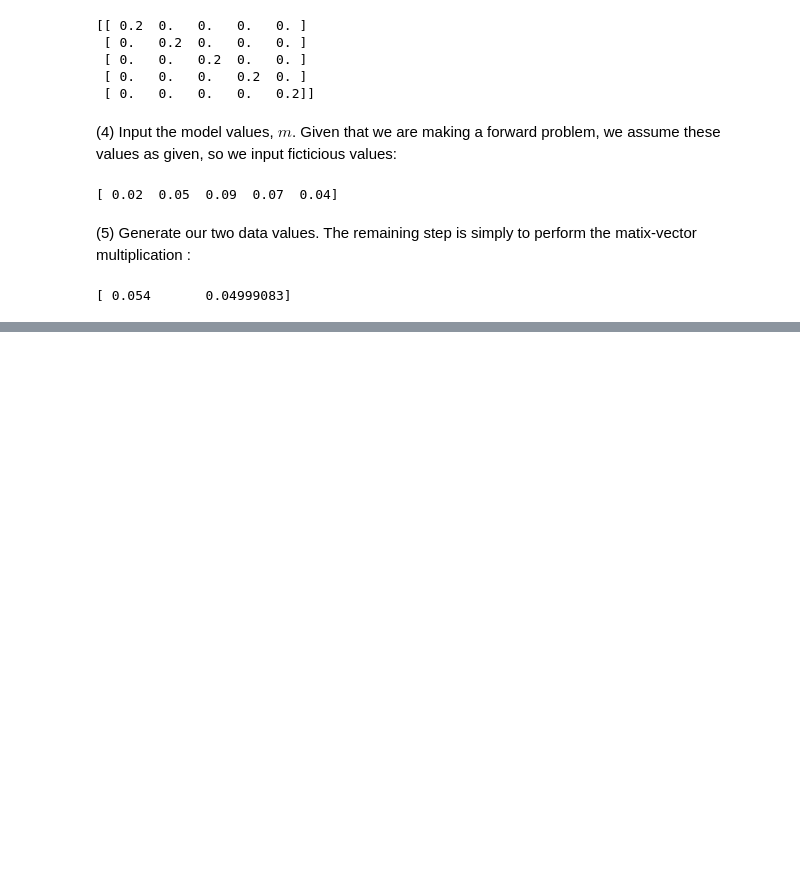
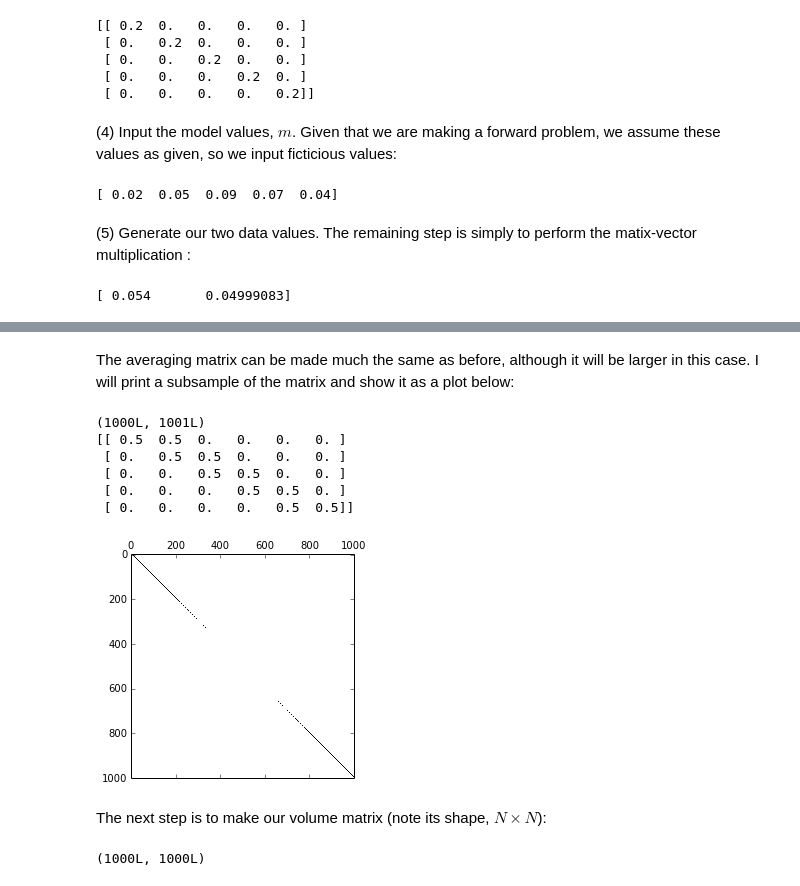
Before and after one commit to jokulhaup/directed_studies, a Jupyter notebook: Mod 1.ipynb, the cells around one changed output, grey strips where cells are left out. Cells and saved outputs as stored; diff of their text form; code cells hidden in the pictures; blank space fills up the shorter version.

```diff
--- a/Mod 1.ipynb
+++ b/Mod 1.ipynb
@@ -396,0 +429,37 @@ m_5
+# %% [markdown]
+The averaging matrix can be made much the same as before, although it will be larger in this case. I will print a subsample of the matrix and show it as a plot below:
+# %%
+# Make Averaging Matrix
+n=N+1            # Define n as the N+1 dimension of the matrix
+w=n-1            # Define w and the n-1  dimentsion of the matix
+s = (N,n)        # Store matrix values
+Av = np.zeros(s) # Create a matrix of zeros of the correct dimensions
+                 # and fill in with elements usin the loop below (note the 1/2 is included in here).
+for i in range(N):
+    j=i
+    k=i+1
+    Av[i,j] = 0.5
+    Av[i,k] = 0.5
+print shape(Av)
+
+# Plot
+pyplot.spy(Av)
+print(Av[:5,:6])
+# %% [output]
+(1000L, 1001L)
+[[ 0.5  0.5  0.   0.   0.   0. ]
+ [ 0.   0.5  0.5  0.   0.   0. ]
+ [ 0.   0.   0.5  0.5  0.   0. ]
+ [ 0.   0.   0.   0.5  0.5  0. ]
+ [ 0.   0.   0.   0.   0.5  0.5]]
+[figure, added]
+# %% [markdown]
+The next step is to make our volume matrix (note its shape, $N \times N$):
+# %%
+# make the Volume, "delta x" array
+
+Deltax = 0.2*np.ones(N) # set x-spacings
+V = np.diag(Deltax)     # create diagonal matrix
+print shape(V)
+# %% [output]
+(1000L, 1000L)
```
Also changed, not shown: parts of 21 cells of this notebook.
